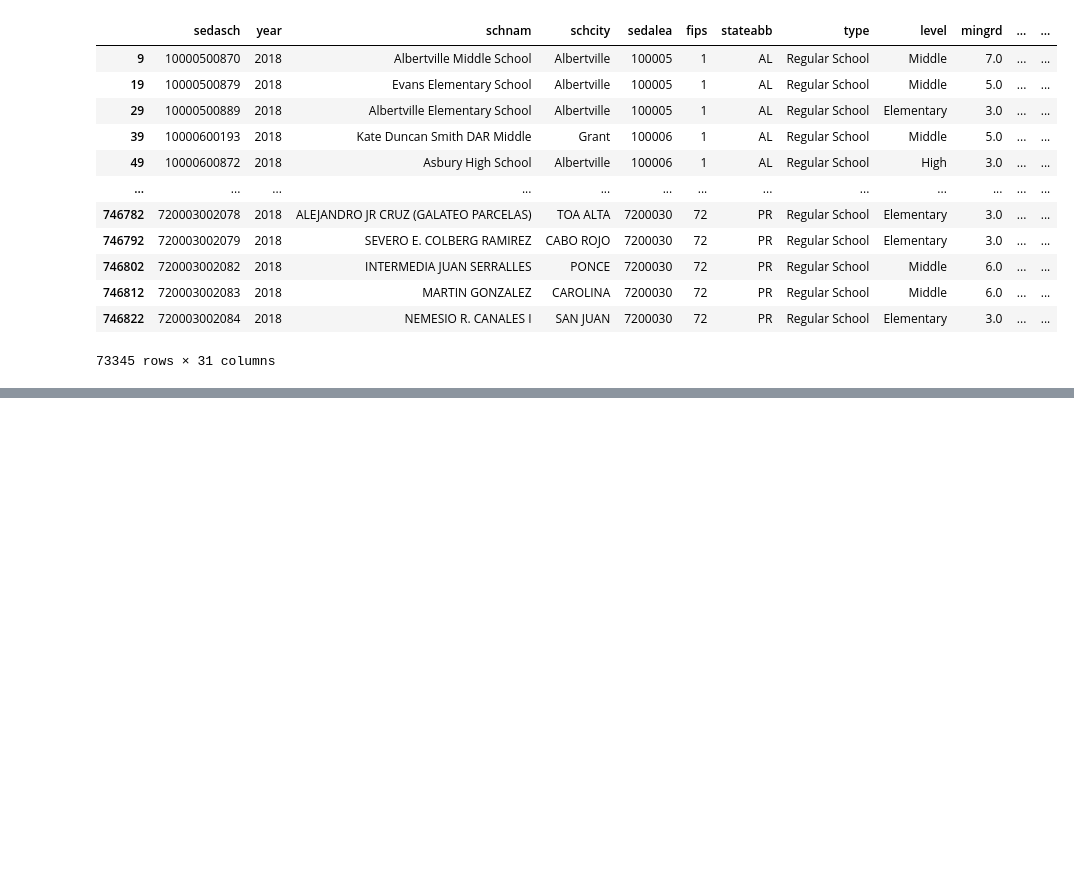
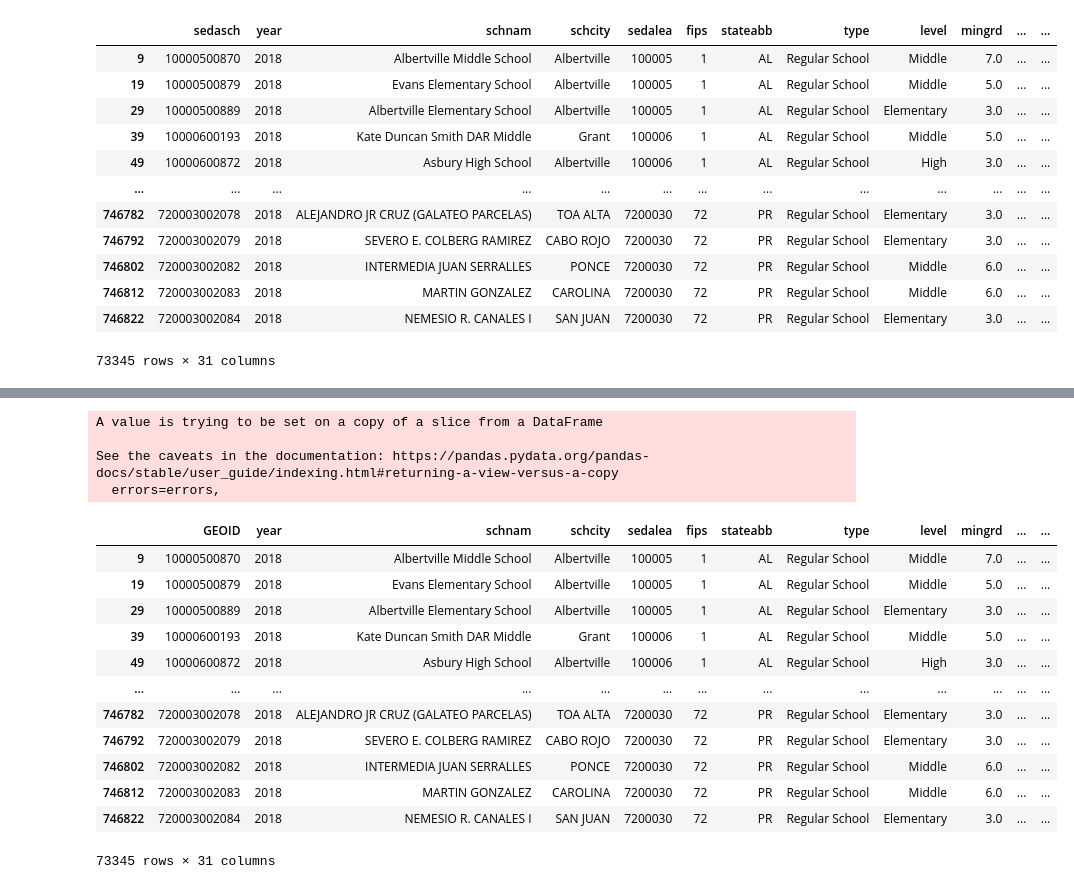
Before and after one commit to preetijuturu/p280s21project3, a Jupyter notebook: Seda.ipynb, the cells around one changed output, grey strips where cells are left out. Drawn from its saved outputs; the diff is of its cells as text; code cells hidden in the pictures; blank space fills up the shorter version.

Commit message:
Seda/Acs/Nces/Ej data
all data has FIPS/GEOID information and that is how I am trying to merge them.

```diff
--- a/Seda.ipynb
+++ b/Seda.ipynb
@@ -186,0 +261,22 @@ seda_2018yr
+# %%
+seda_2018yr.rename(columns = {'sedasch' : ' GEOID'}, inplace = True)
+
+seda_2018yr
+# %% [output]
+A value is trying to be set on a copy of a slice from a DataFrame
+
+See the caveats in the documentation: https://pandas.pydata.org/pandas-docs/stable/user_guide/indexing.html#returning-a-view-versus-a-copy
+  errors=errors,
+|  | GEOID | year | schnam | schcity | sedalea | fips | stateabb | type | level | mingrd | ... | ... |
+| 9 | 10000500870 | 2018 | Albertville Middle School | Albertville | 100005 | 1 | AL | Regular School | Middle | 7.0 | ... | ... |
+| 19 | 10000500879 | 2018 | Evans Elementary School | Albertville | 100005 | 1 | AL | Regular School | Middle | 5.0 | ... | ... |
+| 29 | 10000500889 | 2018 | Albertville Elementary School | Albertville | 100005 | 1 | AL | Regular School | Elementary | 3.0 | ... | ... |
+| 39 | 10000600193 | 2018 | Kate Duncan Smith DAR Middle | Grant | 100006 | 1 | AL | Regular School | Middle | 5.0 | ... | ... |
+| 49 | 10000600872 | 2018 | Asbury High School | Albertville | 100006 | 1 | AL | Regular School | High | 3.0 | ... | ... |
+| ... | ... | ... | ... | ... | ... | ... | ... | ... | ... | ... | ... | ... |
+| 746782 | 720003002078 | 2018 | ALEJANDRO JR CRUZ (GALATEO PARCELAS) | TOA ALTA | 7200030 | 72 | PR | Regular School | Elementary | 3.0 | ... | ... |
+| 746792 | 720003002079 | 2018 | SEVERO E. COLBERG RAMIREZ | CABO ROJO | 7200030 | 72 | PR | Regular School | Elementary | 3.0 | ... | ... |
+| 746802 | 720003002082 | 2018 | INTERMEDIA JUAN SERRALLES | PONCE | 7200030 | 72 | PR | Regular School | Middle | 6.0 | ... | ... |
+| 746812 | 720003002083 | 2018 | MARTIN GONZALEZ | CAROLINA | 7200030 | 72 | PR | Regular School | Middle | 6.0 | ... | ... |
+| 746822 | 720003002084 | 2018 | NEMESIO R. CANALES I | SAN JUAN | 7200030 | 72 | PR | Regular School | Elementary | 3.0 | ... | ... |
+73345 rows × 31 columns
```
Also changed, not shown: parts of 22 cells of this notebook.
